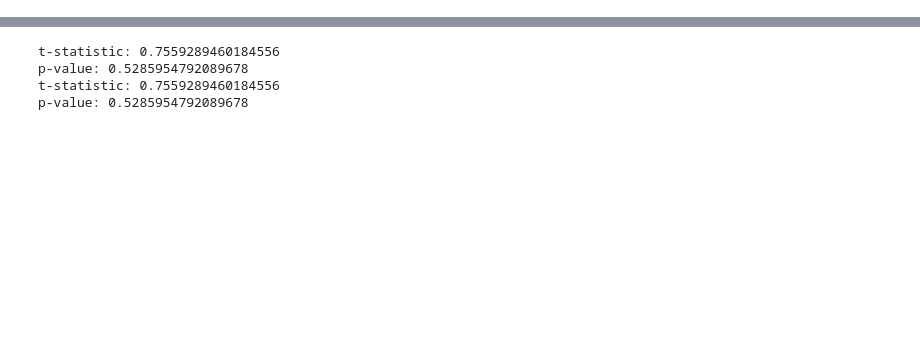
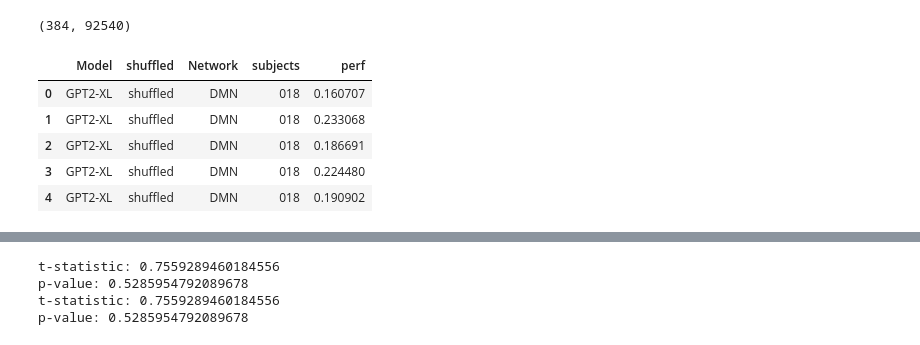
Before and after one commit to ebrahimfeghhi/beyond-brainscore, a Jupyter notebook: analyze_results/figures_code/figure2.ipynb, the cells around one changed output, grey strips where cells are left out. Cells and saved outputs as stored; diff of their text form; code cells hidden in the pictures; blank space fills up the shorter version.

```diff
--- a/analyze_results/figures_code/figure2.ipynb
+++ b/analyze_results/figures_code/figure2.ipynb
@@ -11,3 +20,7 @@ from untrained_results_funcs import compute_p_val
+# %%
+np.load('/data/LLMs/brainscore/results_pereira//shuffled/y_test_ordered_384.npy').shape
+# %% [output]
+(384, 92540)
 # %%
 exp = ['243', '384']
 
@@ -54,0 +82,57 @@ mse_intercept_pereira_full[243:, non_nan_indices_384] = mse_intercept_384
+# %%
+noL2_str = ''
+resultsPath_pereira = f"{resultsPath}results_pereira/"
+perf = 'out_of_sample_r2'
+dataset = 'pereira'
+feature_extraction_methods = ['', '-sp', '-mp']
+shuffled_arr = [True, False]
+
+
+results_dict = {'Model': [], 'shuffled': [], 'Network': [], 'subjects': [], 'perf': []}
+
+for shuffle in shuffled_arr:
+
+    if shuffle:
+        resultsPath_loop = f"{resultsPath_pereira}shuffled/"
+        shuffle_str = 'shuffled'
+    else:
+        resultsPath_loop = resultsPath_pereira
+        shuffle_str = 'contig'
+
+    for fe in feature_extraction_methods:
+
+        best_results = np.full(shape_pereira_full, fill_value=np.nan)
+
+        for network in np.unique(networks_arr_pereira):
+
+            network_indices_384 = np.argwhere(br_labels_dict['384'] == network).squeeze()
+            network_indices_243 = np.argwhere(br_labels_dict['243'] == network).squeeze()
+
+            gpt2_xl_384_dict, gpt2_xl_384_bl, gpt2_xl_384_bl_perf = find_best_layer(np.arange(0,49), noL2_str=noL2_str, exp='_384',
+                                                        resultsPath=resultsPath_loop, selected_network_indices=network_indices_384, dataset=dataset,
+                                                        subjects=subjects_dict['384'], perf=perf, feature_extraction=fe)
+            gpt2_xl_243_dict, gpt2_xl_243_bl, gpt2_xl_243_bl_perf = find_best_layer(np.arange(0,49), noL2_str=noL2_str, exp='_243',
+                                                        resultsPath=resultsPath_loop, selected_network_indices=network_indices_243, dataset=dataset,
+                                                        subjects=subjects_dict['243'], perf=perf, feature_extraction=fe)
+
+            results_dict['perf'].extend(gpt2_xl_384_bl_perf[network_indices_384])
+            results_dict['perf'].extend(gpt2_xl_243_bl_perf[network_indices_243])
+            results_dict['Network'].extend(np.repeat(network, len(network_indices_384)))
+            results_dict['Network'].extend(np.repeat(network, len(network_indices_243)))
+            results_dict['subjects'].extend(subjects_dict['384'][network_indices_384])
+            results_dict['subjects'].extend(subjects_dict['243'][network_indices_243])
+            results_dict['Model'].extend(np.repeat(f'GPT2-XL{fe}', len(network_indices_384)))
+            results_dict['Model'].extend(np.repeat(f'GPT2-XL{fe}', len(network_indices_243)))
+            results_dict['shuffled'].extend(np.repeat(shuffle_str, len(network_indices_384)))
+            results_dict['shuffled'].extend(np.repeat(shuffle_str, len(network_indices_243)))
+
+
+results_dict_pd = pd.DataFrame(results_dict)
+results_dict_pd.head()
+# %% [output]
+|  | Model | shuffled | Network | subjects | perf |
+| 0 | GPT2-XL | shuffled | DMN | 018 | 0.160707 |
+| 1 | GPT2-XL | shuffled | DMN | 018 | 0.233068 |
+| 2 | GPT2-XL | shuffled | DMN | 018 | 0.186691 |
+| 3 | GPT2-XL | shuffled | DMN | 018 | 0.224480 |
+| 4 | GPT2-XL | shuffled | DMN | 018 | 0.190902 |
```
Also changed, not shown: parts of 12 cells of this notebook, 25 other files.
